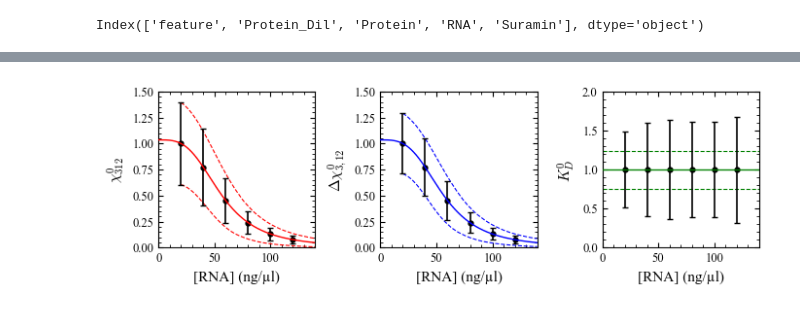
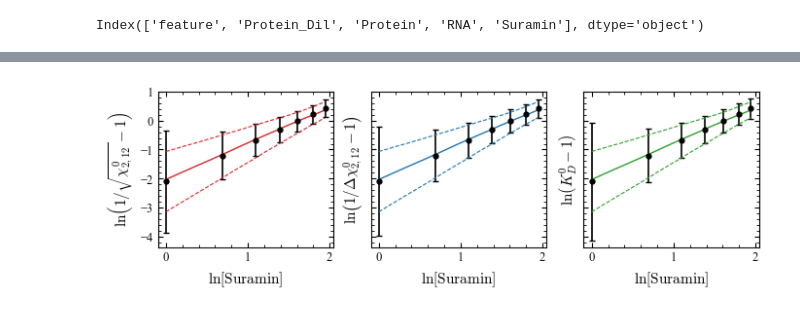
Before and after one commit to jialeqiao/Reentrant-phase-boundary, a Jupyter notebook: Figure_4.ipynb, the cells around one changed output, grey strips where cells are left out. Saved outputs shown, nothing was run; the diff lists cells and outputs as text; code cells hidden in the pictures.

```diff
--- a/Figure_4.ipynb
+++ b/Figure_4.ipynb
@@ -912,61 +1040,58 @@ yhi_kd_n = (Kd_const + Kd_const_err) * np.ones_like(x_fit_n)
 # %%
-# -------------------------------
-# Plot Fig. 4(b)
-# -------------------------------
+# --------------------------------------------------------------
+# Plot linear Hill transformed physical parameters visualization
+# --------------------------------------------------------------
 plt.rcParams.update({
     "font.family": "serif",
     "font.serif": ["Times New Roman"],
     "mathtext.fontset": "cm",
     "font.size": 10,
     "axes.linewidth": 0.8,
     "axes.labelsize": 11,
     "xtick.direction": "in",
     "ytick.direction": "in",
     "xtick.top": True,
     "ytick.right": True,
     "legend.frameon": False,
     "errorbar.capsize": 2.5,
 })
 
-fig, axes = plt.subplots(1, 3, figsize=(6.8, 2.1))
+fig, axes = plt.subplots(1, 3, figsize=(6.8, 2.15), sharey=True)
 
-# normalized chi3 vs RNA
-axes[0].errorbar(x, repulsion_n, yerr=repulsion_nerr, fmt='o', color='k', ms=3.5, zorder=3)
-axes[0].plot(x_fit_n, yfit_chi3_n, '-', color='r', lw=1.0, zorder=4)
-axes[0].plot(x_fit_s_n, ylo_chi3_n,  '--', color='r', lw=0.8)
-axes[0].plot(x_fit_s_n, yhi_chi3_n,  '--', color='r', lw=0.8)
-axes[0].set_xlabel("[RNA] (ng/µl)")
-axes[0].set_ylabel(r"$\chi^{0}_{312}$")
+# χ^0_{2,12}
+axes[0].errorbar(x_chi_lin, y_chi3_lin, yerr=y_chi3_err_lin, fmt='o', color='k', ms=3.5)
+axes[0].plot(x_fit, yfit_lin, '-',  color='tab:red',   lw=1.0)
+axes[0].plot(x_fit, ylo_lin,  '--', color='tab:red',   lw=0.8)
+axes[0].plot(x_fit, yhi_lin,  '--', color='tab:red',   lw=0.8)
+axes[0].set_xlabel(r"$\ln[\mathrm{Suramin}]$")
+axes[0].set_ylabel(r"$\ln\!\left(1/\sqrt{\chi^{0}_{2,12}}-1\right)$")
 axes[0].minorticks_on()
-axes[0].set_xlim(0, 140)
-axes[0].set_ylim(0, 1.5)
 axes[0].tick_params(which='both', direction='in')
 
-# normalized dchi vs RNA
-axes[1].errorbar(x, competition_n, yerr=competition_nerr, fmt='o', color='k', ms=3.5, zorder=3)
-axes[1].plot(x_fit_n, yfit_dchi_n, '-', color='b', lw=1.0, zorder=4)
-axes[1].plot(x_fit_s_n, ylo_dchi_n,  '--', color='b', lw=0.8)
-axes[1].plot(x_fit_s_n, yhi_dchi_n,  '--', color='b', lw=0.8)
-axes[1].set_xlabel("[RNA] (ng/µl)")
-axes[1].set_ylabel(r"$\Delta\chi^{0}_{3,12}$")
+# Δχ^0_{2,12}
+axes[1].errorbar(x_dchi_lin, y_dchi_lin, yerr=y_dchi_err_lin, fmt='o', color='k', ms=3.5)
+axes[1].plot(x_fit, yfit_lin, '-',  color='tab:blue',  lw=1.0)
+axes[1].plot(x_fit, ylo_lin,  '--', color='tab:blue',  lw=0.8)
+axes[1].plot(x_fit, yhi_lin,  '--', color='tab:blue',  lw=0.8)
+axes[1].set_xlabel(r"$\ln[\mathrm{Suramin}]$")
+axes[1].set_ylabel(r"$\ln\!\left(1/\Delta\chi^{0}_{2,12}-1\right)$")
 axes[1].minorticks_on()
-axes[1].set_xlim(0, 140)
-axes[1].set_ylim(0, 1.5)
 axes[1].tick_params(which='both', direction='in')
 
-# normalized Kd vs RNA (constant)
-axes[2].errorbar(x, kd_n, yerr=kd_nerr, fmt='o', color='k', ms=3.5, zorder=3)
-axes[2].plot(x_fit_n, yfit_kd_n, '-', color='g', lw=1.0, zorder=4)
-axes[2].plot(x_fit_n, ylo_kd_n, '--', color='g', lw=0.8)
-axes[2].plot(x_fit_n, yhi_kd_n, '--', color='g', lw=0.8)
-axes[2].set_xlabel("[RNA] (ng/µl)")
-axes[2].set_ylabel(r"$K^{0}_{D}$")
+# K_D^0
+axes[2].errorbar(x_kd_lin, y_kd_lin, yerr=y_kd_err_lin, fmt='o', color='k', ms=3.5)
+axes[2].plot(x_fit, yfit_lin, '-',  color='tab:green', lw=1.0)
+axes[2].plot(x_fit, ylo_lin,  '--', color='tab:green', lw=0.8)
+axes[2].plot(x_fit, yhi_lin,  '--', color='tab:green', lw=0.8)
+axes[2].set_xlabel(r"$\ln[\mathrm{Suramin}]$")
+axes[2].set_ylabel(r"$\ln\!\left(K^{0}_{D}-1\right)$")
 axes[2].minorticks_on()
-axes[2].set_xlim(0, 140)
-axes[2].set_ylim(0, 2.0)
 axes[2].tick_params(which='both', direction='in')
 
-plt.tight_layout(pad=0.3, w_pad=0.8)
+plt.tight_layout(pad=0.3, w_pad=0.6)
 plt.show()
+
+
+# Notice that the Hill transformed line and envelop should be exactly the same for three panels here
 # %% [output]
-[figure, old version]
+[figure, new version]
```
Also changed, not shown: parts of 18 cells of this notebook, 3 other files.
